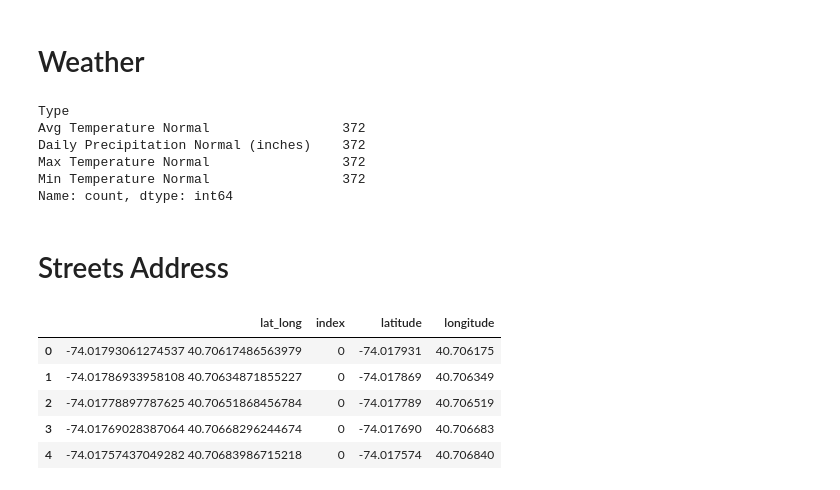
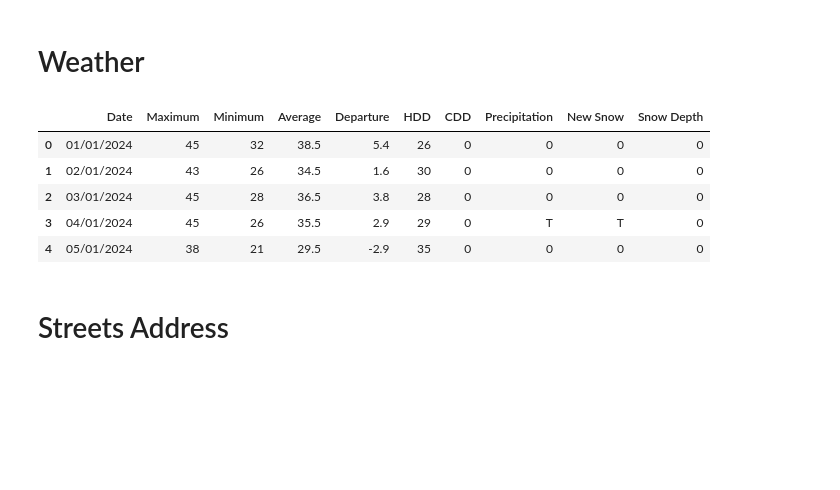
Before and after one commit to TiFalcom/ny-taxi, a Jupyter notebook: notebooks/00-Exogenous-Data-Capture.ipynb, the cells around one changed output. Cells and saved outputs as stored; diff of their text form; code cells hidden in the pictures; blank space fills up the shorter version.

```diff
--- a/notebooks/00-Exogenous-Data-Capture.ipynb
+++ b/notebooks/00-Exogenous-Data-Capture.ipynb
@@ -6,14 +6,4 @@ import numpy as np
 # Weather
 # %%
 # Data from NYC - Central Park https://www.weather.gov/wrh/Climate?wfo=okx
-df_weather = pd.read_csv('../data/external/weather_data.csv', delimiter=';')
+df_weather = pd.read_csv('../data/external/weather_data_janfev2024.csv', delimiter=';')
-# %%
-df_weather = df_weather.sort_values(by=['Type', 'Month', 'Day'], ascending=[True, True, True])
-df_weather.Type.value_counts()
-# %% [output]
-Type
-Avg Temperature Normal                 372
-Daily Precipitation Normal (inches)    372
-Max Temperature Normal                 372
-Min Temperature Normal                 372
-Name: count, dtype: int64
@@ -34,0 +10,9 @@ df_weather_unify.to_csv('../data/external/weather_unify.csv')
+# %%
+df_weather.head()
+# %% [output]
+|  | Date | Maximum | Minimum | Average | Departure | HDD | CDD | Precipitation | New Snow | Snow Depth |
+| 0 | 01/01/2024 | 45 | 32 | 38.5 | 5.4 | 26 | 0 | 0 | 0 | 0 |
+| 1 | 02/01/2024 | 43 | 26 | 34.5 | 1.6 | 30 | 0 | 0 | 0 | 0 |
+| 2 | 03/01/2024 | 45 | 28 | 36.5 | 3.8 | 28 | 0 | 0 | 0 | 0 |
+| 3 | 04/01/2024 | 45 | 26 | 35.5 | 2.9 | 29 | 0 | T | T | 0 |
+| 4 | 05/01/2024 | 38 | 21 | 29.5 | -2.9 | 35 | 0 | 0 | 0 | 0 |
@@ -56,9 +27,0 @@ df_coords[['latitude', 'longitude']] = pd.DataFrame([[lat, long] for lat, long i
-# %%
-df_coords.head()
-# %% [output]
-|  | lat_long | index | latitude | longitude |
-| 0 | -74.01793061274537 40.70617486563979 | 0 | -74.017931 | 40.706175 |
-| 1 | -74.01786933958108 40.70634871855227 | 0 | -74.017869 | 40.706349 |
-| 2 | -74.01778897787625 40.70651868456784 | 0 | -74.017789 | 40.706519 |
-| 3 | -74.01769028387064 40.70668296244674 | 0 | -74.017690 | 40.706683 |
-| 4 | -74.01757437049282 40.70683986715218 | 0 | -74.017574 | 40.706840 |
```
Also changed, not shown: parts of 14 cells of this notebook, 14 other files.
